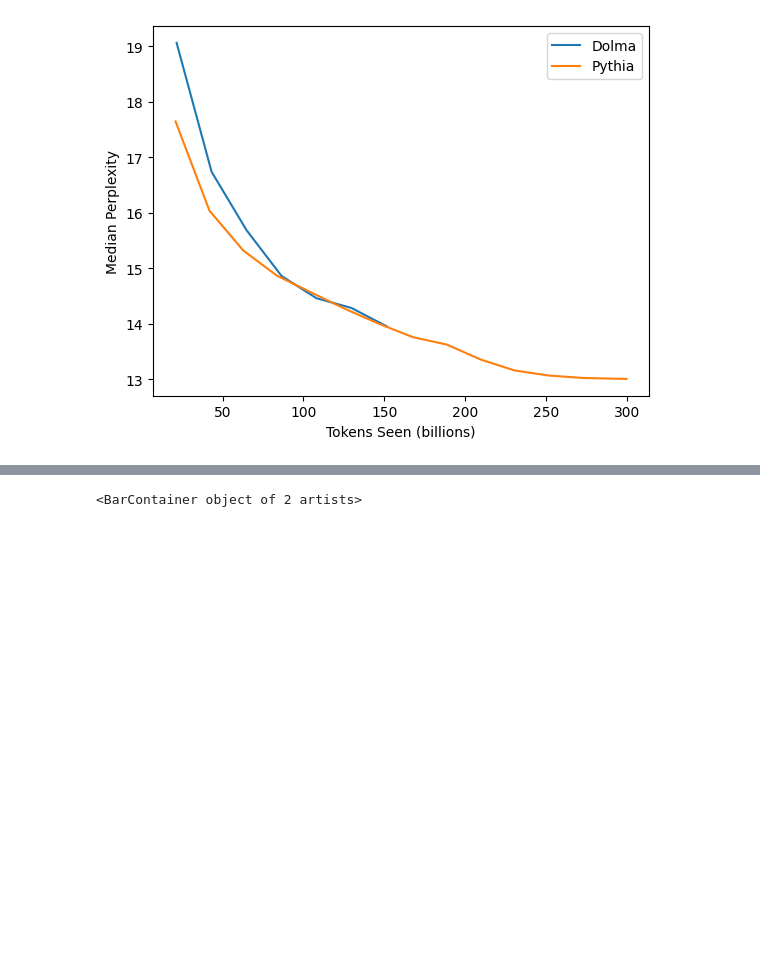
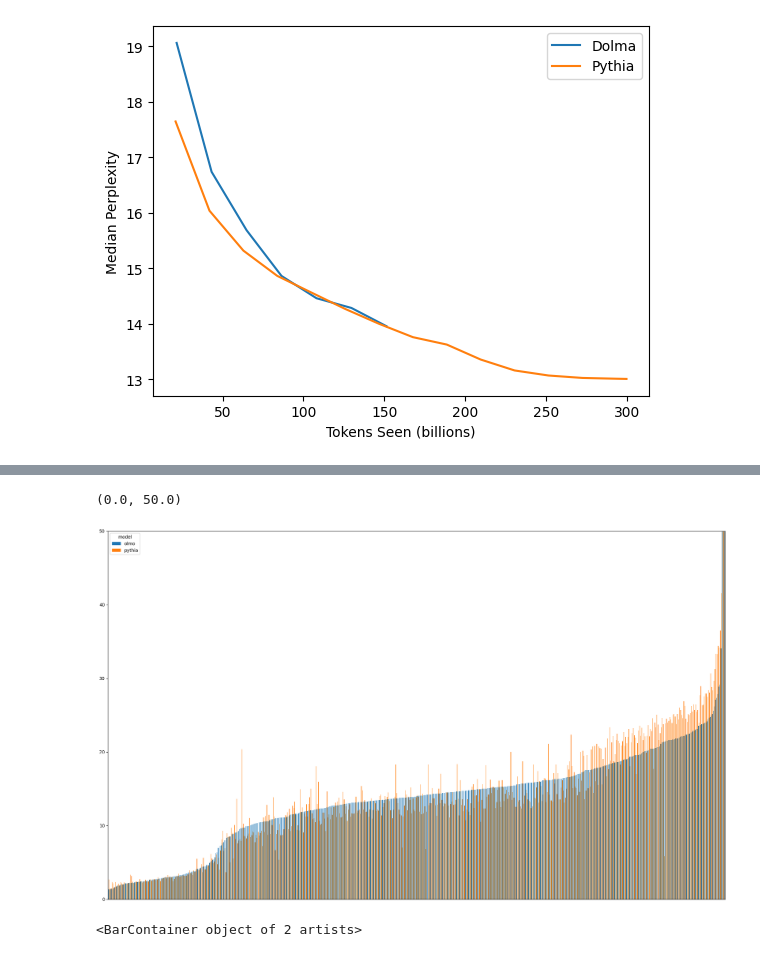
Before and after one commit to allenai/OLMo-Eval, a Jupyter notebook: notebooks/perplexity_suite_paper_visualizations.ipynb.ipynb, the cells around one changed output, grey strips where cells are left out. Saved outputs shown, nothing was run; the diff lists cells and outputs as text; code cells hidden in the pictures; blank space fills up the shorter version.

```diff
--- a/notebooks/perplexity_suite_paper_visualizations.ipynb.ipynb
+++ b/notebooks/perplexity_suite_paper_visualizations.ipynb.ipynb
@@ -300,3 +361,15 @@ plt.show()
+# %%
+domain_data_by_dolma_order = all_subdomains[['model'] + domains_by_dolma_ppl].set_index('model')
+ax = domain_data_by_dolma_order.T.plot.bar(width=.8, figsize=(25, 15))
+# remove the x axis labels for the last plot
+ax.set_xticklabels([])
+# remove the x ticks too
+ax.set_xticks([])
+# y limit
+ax.set_ylim([0, 50])
+# %% [output]
+(0.0, 50.0)
+[figure, added]
 # %%
 # bar chart of win rate over all final models
 model_path = os.path.join(RESULTS_DIR, "pythia/1b")
```
Also changed, not shown: parts of 4 cells of this notebook.
